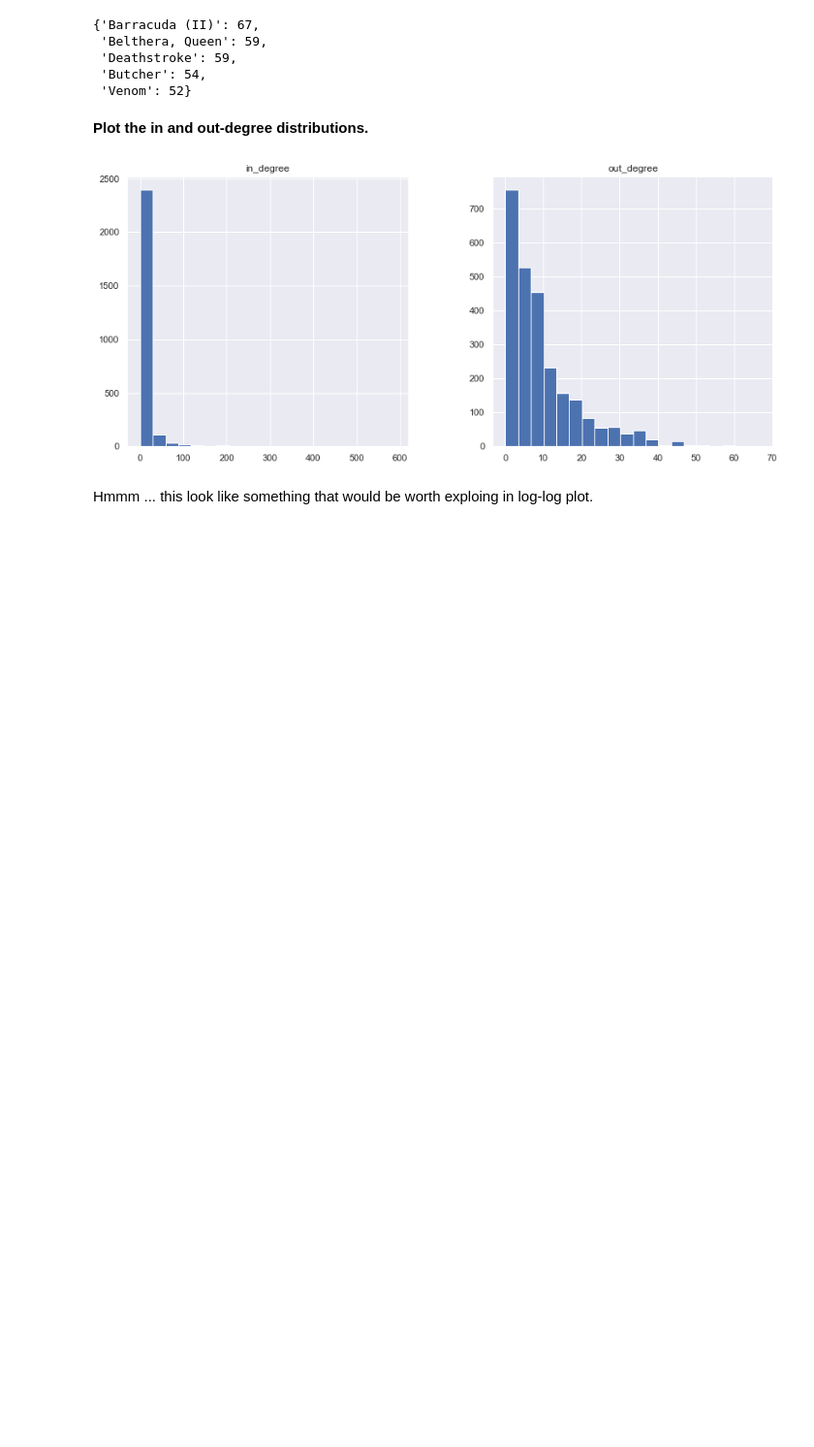
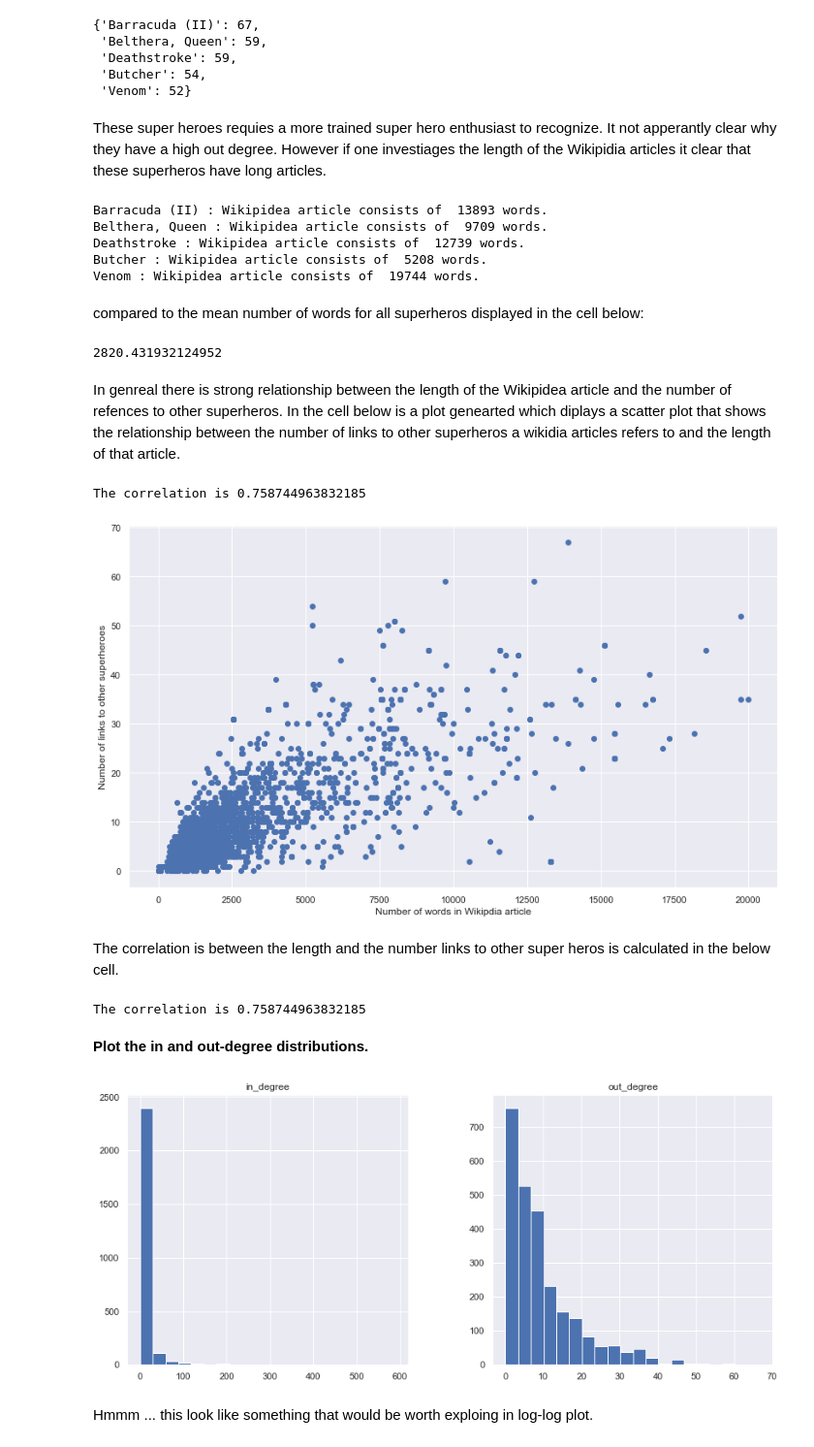
Before and after one commit to idariis/Social-Graphs-Project-E20, a Jupyter notebook: Assignment2/Parts/Part1.ipynb, the cells around one changed output. Shown at 97% size. Drawn from its saved outputs; the diff is of its cells as text; code cells hidden in the pictures; blank space fills up the shorter version.

```diff
--- a/Assignment2/Parts/Part1.ipynb
+++ b/Assignment2/Parts/Part1.ipynb
@@ -77,6 +96,44 @@ dict(sorted(dict(comic_graph_GCC.out_degree).items(), key = itemgetter(1), rever
  'Deathstroke': 59,
  'Butcher': 54,
  'Venom': 52}
+# %% [markdown]
+These super heroes requies a more trained super hero enthusiast to recognize. It not apperantly clear why they have a high out degree. However if one investiages the length of the Wikipidia articles it clear that these superheros have long articles.
+# %%
+for super_hero in top5_out.keys():
+    print(super_hero, ': Wikipidea article consists of ', comic_graph_GCC.nodes[super_hero]['length_of_content'], 'words.')
+# %% [output]
+Barracuda (II) : Wikipidea article consists of  13893 words.
+Belthera, Queen : Wikipidea article consists of  9709 words.
+Deathstroke : Wikipidea article consists of  12739 words.
+Butcher : Wikipidea article consists of  5208 words.
+Venom : Wikipidea article consists of  19744 words.
+# %% [markdown]
+compared to the mean number of words for all superheros displayed in the cell below:
+# %%
+np.array([comic_graph_GCC.nodes[node]['length_of_content'] for node in comic_graph_GCC.nodes]).mean()
+# %% [output]
+2820.431932124952
+# %% [markdown]
+In genreal there is strong relationship between the length of the Wikipidea article and the number of refences to other superheros. In the cell below is a plot genearted which diplays a scatter plot that shows the relationship between the number of links to other superheros a wikidia articles refers to and the length of that article.
+# %%
+LEN = [comic_graph_GCC.nodes[node]['length_of_content'] for node in comic_graph_GCC.nodes]
+OD = [v for k,v in comic_graph_GCC.out_degree]
+
+
+plt.figure(figsize = (14,8))
+plt.scatter(LEN,OD)
+plt.ylabel('Number of links to other superheroes')
+plt.xlabel('Number of words in Wikipdia article')
+plt.show()
+# %% [output]
+The correlation is 0.758744963832185
+[figure, added]
+# %% [markdown]
+The correlation is between the length and the number links to other super heros is calculated in the below cell.
+# %%
+print(f"The correlation is {np.corrcoef(LEN,OD)[0,1]}")
+# %% [output]
+The correlation is 0.758744963832185
 # %% [markdown]
 **Plot the in and out-degree distributions.**
 # %%
```
Also changed, not shown: parts of 11 cells of this notebook.
